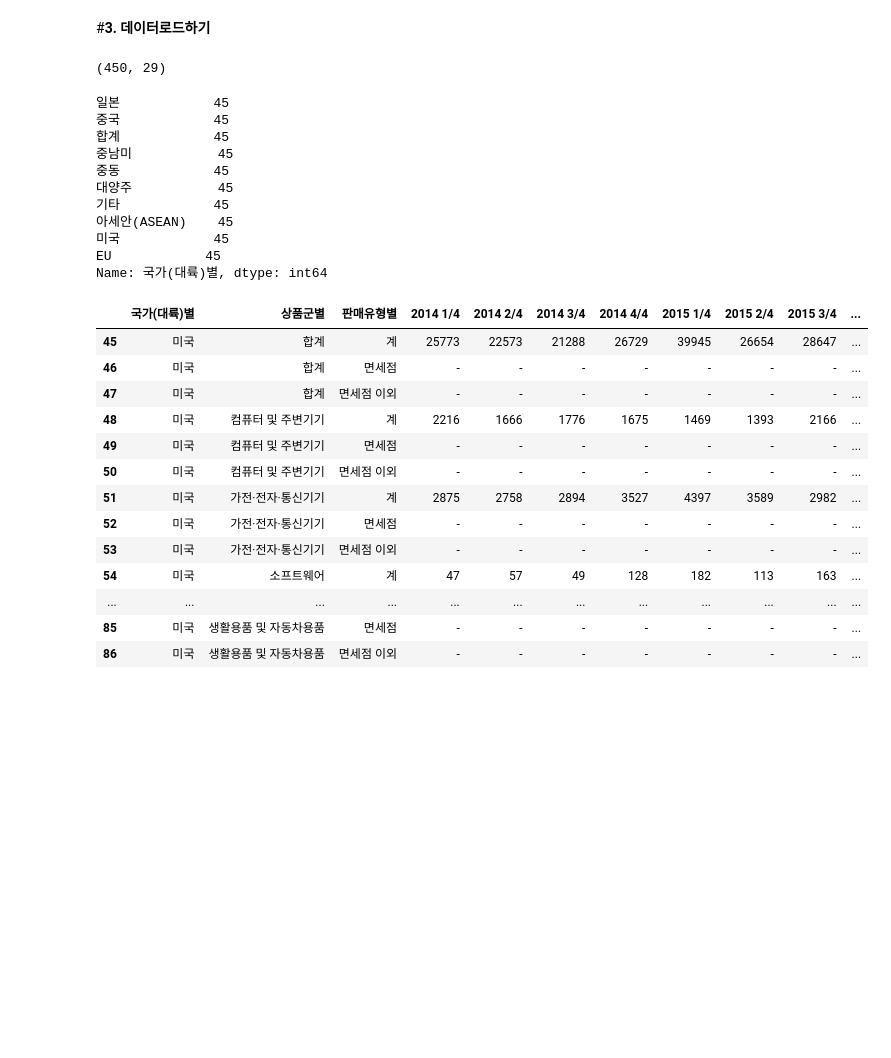
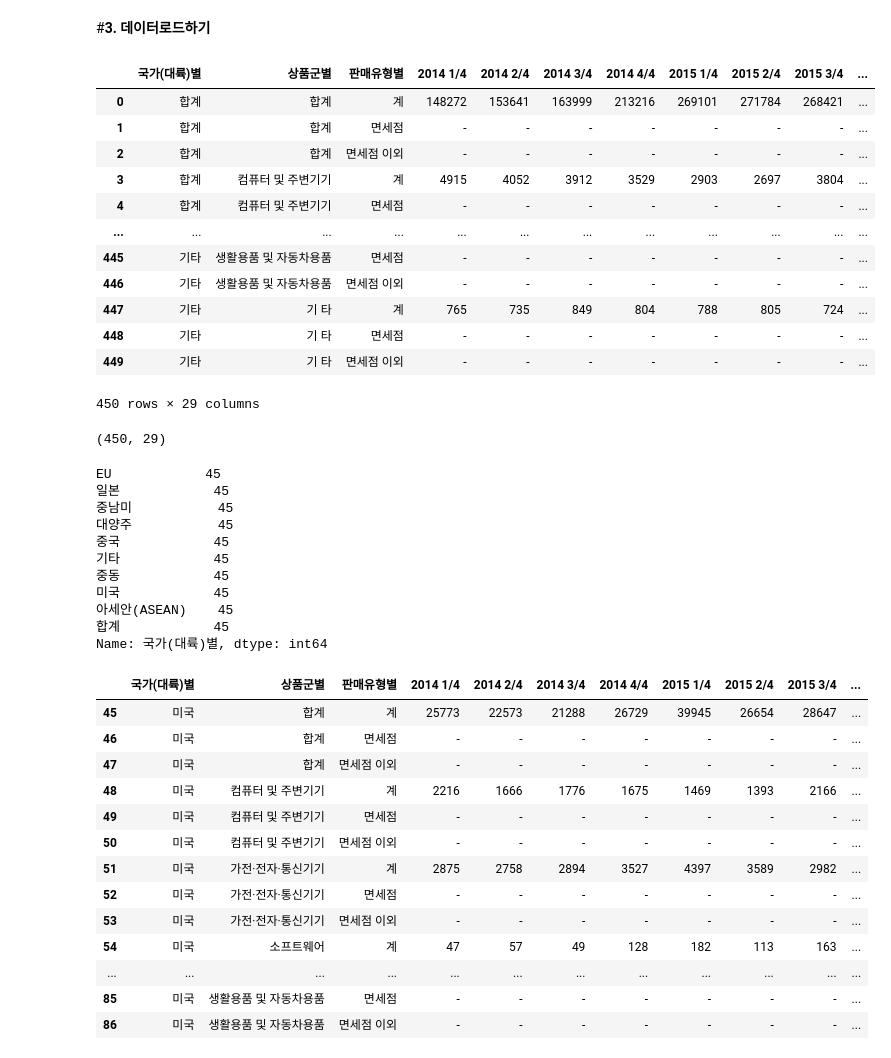
Before and after one commit to unknown-jun/First_step_of_data_analist, a Jupyter notebook: K_Beauty.ipynb, the cells around one changed output. Cells and saved outputs as stored; diff of their text form; code cells hidden in the pictures; blank space fills up the shorter version.

```diff
--- a/K_Beauty.ipynb
+++ b/K_Beauty.ipynb
@@ -70,25 +50,41 @@ NanumGothic Eco
 # %% [markdown]
 #**3. 데이터로드하기**
 # %%
-df_raw = pd.read_csv('국가_대륙_별_상품군별_온라인쇼핑_해외직접판매액_20200923140806.csv',
+df_raw = pd.read_csv('국가_대륙_별_상품군별_온라인쇼핑_해외직접판매액_20201020191448.csv',
                      encoding="cp949")
-df_raw.shape
+df_raw
 # %% [output]
+|  | 국가(대륙)별 | 상품군별 | 판매유형별 | 2014 1/4 | 2014 2/4 | 2014 3/4 | 2014 4/4 | 2015 1/4 | 2015 2/4 | 2015 3/4 | ... |
+| 0 | 합계 | 합계 | 계 | 148272 | 153641 | 163999 | 213216 | 269101 | 271784 | 268421 | ... |
+| 1 | 합계 | 합계 | 면세점 | - | - | - | - | - | - | - | ... |
+| 2 | 합계 | 합계 | 면세점 이외 | - | - | - | - | - | - | - | ... |
+| 3 | 합계 | 컴퓨터 및 주변기기 | 계 | 4915 | 4052 | 3912 | 3529 | 2903 | 2697 | 3804 | ... |
+| 4 | 합계 | 컴퓨터 및 주변기기 | 면세점 | - | - | - | - | - | - | - | ... |
+| ... | ... | ... | ... | ... | ... | ... | ... | ... | ... | ... | ... |
+| 445 | 기타 | 생활용품 및 자동차용품 | 면세점 | - | - | - | - | - | - | - | ... |
+| 446 | 기타 | 생활용품 및 자동차용품 | 면세점 이외 | - | - | - | - | - | - | - | ... |
+| 447 | 기타 | 기 타 | 계 | 765 | 735 | 849 | 804 | 788 | 805 | 724 | ... |
+| 448 | 기타 | 기 타 | 면세점 | - | - | - | - | - | - | - | ... |
+| 449 | 기타 | 기 타 | 면세점 이외 | - | - | - | - | - | - | - | ... |
-(450, 29)
+450 rows × 29 columns
+# %%
+df_raw.shape
+# %% [output]
+(450, 29)
 # %%
 # "국가(대륙)별" 데이터 빈도수 세기
 df_raw['국가(대륙)별'].value_counts()
 # %% [output]
+EU            45
 일본            45
+중남미           45
+대양주           45
 중국            45
+기타            45
+중동            45
+미국            45
+아세안(ASEAN)    45
 합계            45
-중남미           45
-중동            45
-대양주           45
-기타            45
-아세안(ASEAN)    45
-미국            45
-EU            45
 Name: 국가(대륙)별, dtype: int64
 # %%
   # 미국 데이터만 따로 보기
```
Also changed, not shown: parts of 16 cells of this notebook.
